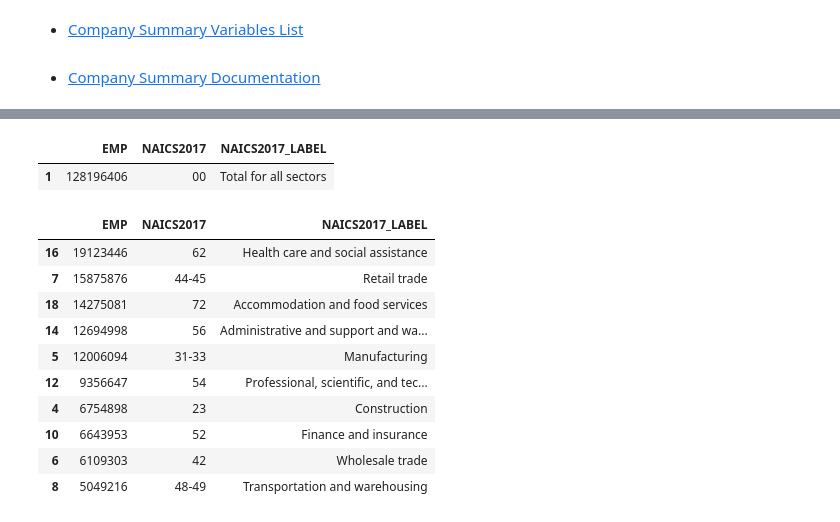
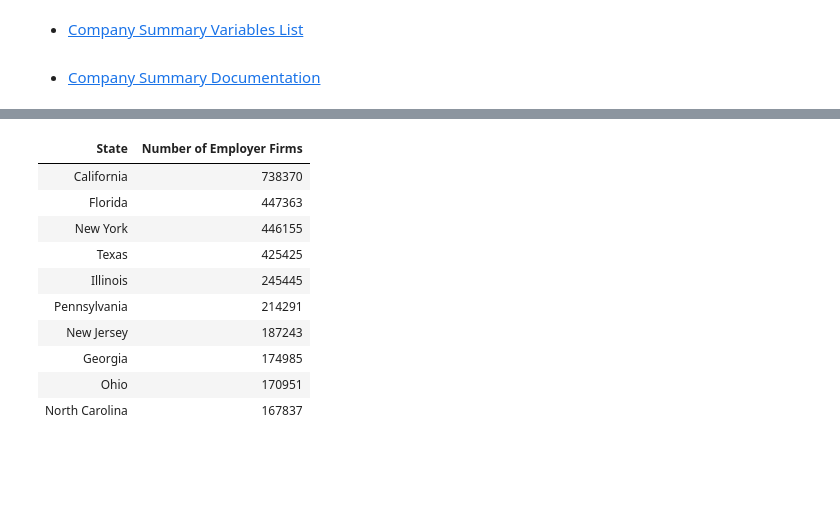
Before and after one commit to ahadh762/Census-Data-API-Group-Assessment, a Jupyter notebook: company_summary.ipynb, the cells around one changed output, grey strips where cells are left out. Cells and saved outputs as stored; diff of their text form; code cells hidden in the pictures; blank space fills up the shorter version.

```diff
--- a/company_summary.ipynb
+++ b/company_summary.ipynb
@@ -4,50 +60,33 @@
 # %%
-# COMPANY SUMMARY DATA
-import matplotlib.pyplot as plt
-import pandas as pd
+# TOP 10 STATES BY NUMBER OF EMPLOYER FIRMS
 
-# NUMBER OF EMPLOYEES BY INDUSTRY
-# MAKE SURE THERE ARE NO WHITE SPACES IN ANY VARIABLE
-labels = 'EMP,NAICS2017,NAICS2017_LABEL'
+labels = 'NAME,FIRMPDEMP'
 
-data_group = '&for=us'  # FOR ENTIRE USA
-# data_group = '&for=metropolitan%20statistical%20area/micropolitan%20statistical%20' # FOR METROPOLITAN AREAS
-# data_group = '&for=state' # FOR STATES
-
-# Set area = '' for USA and US STATES
-# area = 'area:12060'
-area = ''
-
-
-NAICS2017_value = ''
+data_group = '&for=state'
 
 API_key = '&key=1ba63b3df04e1bd07755febe18f836df1b86fc9f'
 
-df = pd.read_json(f'https://api.census.gov/data/2018/abscs?get={labels}{data_group}{area}{NAICS2017_value}{API_key}')
+URL = f'https://api.census.gov/data/2018/abscs?get={labels}{data_group}{API_key}'
+
+df = pd.read_json(URL)
 new_header = df.iloc[0] #grab the first row for the header
 df = df[1:] #take the data after the header row
 df.columns = new_header #set the header row as the df header
-df.drop('us',axis=1,inplace=True)
-df['EMP'] = df['EMP'].astype(int)
-template = df.copy()
-df = df.loc[df['NAICS2017']=='00']
-df
+df['FIRMPDEMP'] = df['FIRMPDEMP'].astype(int)
+num_businesses_by_state = df.copy()
+df = df[['NAME','FIRMPDEMP']].sort_values(by='FIRMPDEMP',ascending=False)
+df = df.rename(columns={'NAME':'State','FIRMPDEMP':'Number of Employer Firms'})
+df = df.head(10)
+df.style.hide_index()
 # %% [output]
-|  | EMP | NAICS2017 | NAICS2017_LABEL |
-| 1 | 128196406 | 00 | Total for all sectors |
+| State | Number of Employer Firms |
+| California | 738370 |
+| Florida | 447363 |
+| New York | 446155 |
+| Texas | 425425 |
+| Illinois | 245445 |
+| Pennsylvania | 214291 |
+| New Jersey | 187243 |
+| Georgia | 174985 |
+| Ohio | 170951 |
+| North Carolina | 167837 |
-# %%
-df = template.copy()
-df = df.loc[df['NAICS2017']!='00'].sort_values(by='EMP',ascending=False).head(10)
-df
-# %% [output]
-|  | EMP | NAICS2017 | NAICS2017_LABEL |
-| 16 | 19123446 | 62 | Health care and social assistance |
-| 7 | 15875876 | 44-45 | Retail trade |
-| 18 | 14275081 | 72 | Accommodation and food services |
-| 14 | 12694998 | 56 | Administrative and support and wa... |
-| 5 | 12006094 | 31-33 | Manufacturing |
-| 12 | 9356647 | 54 | Professional, scientific, and tec... |
-| 4 | 6754898 | 23 | Construction |
-| 10 | 6643953 | 52 | Finance and insurance |
-| 6 | 6109303 | 42 | Wholesale trade |
-| 8 | 5049216 | 48-49 | Transportation and warehousing |
```
Also changed, not shown: parts of 12 cells of this notebook.
